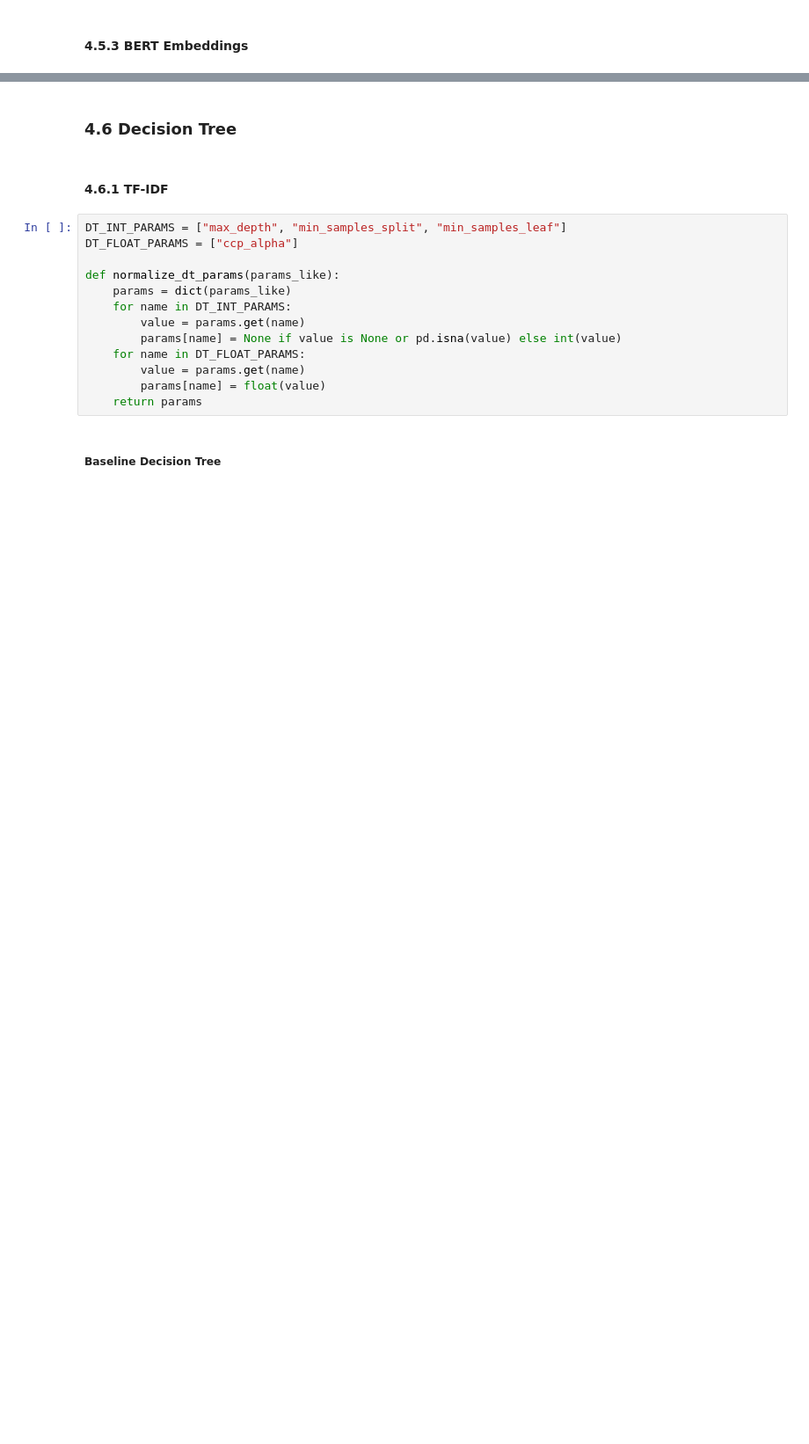
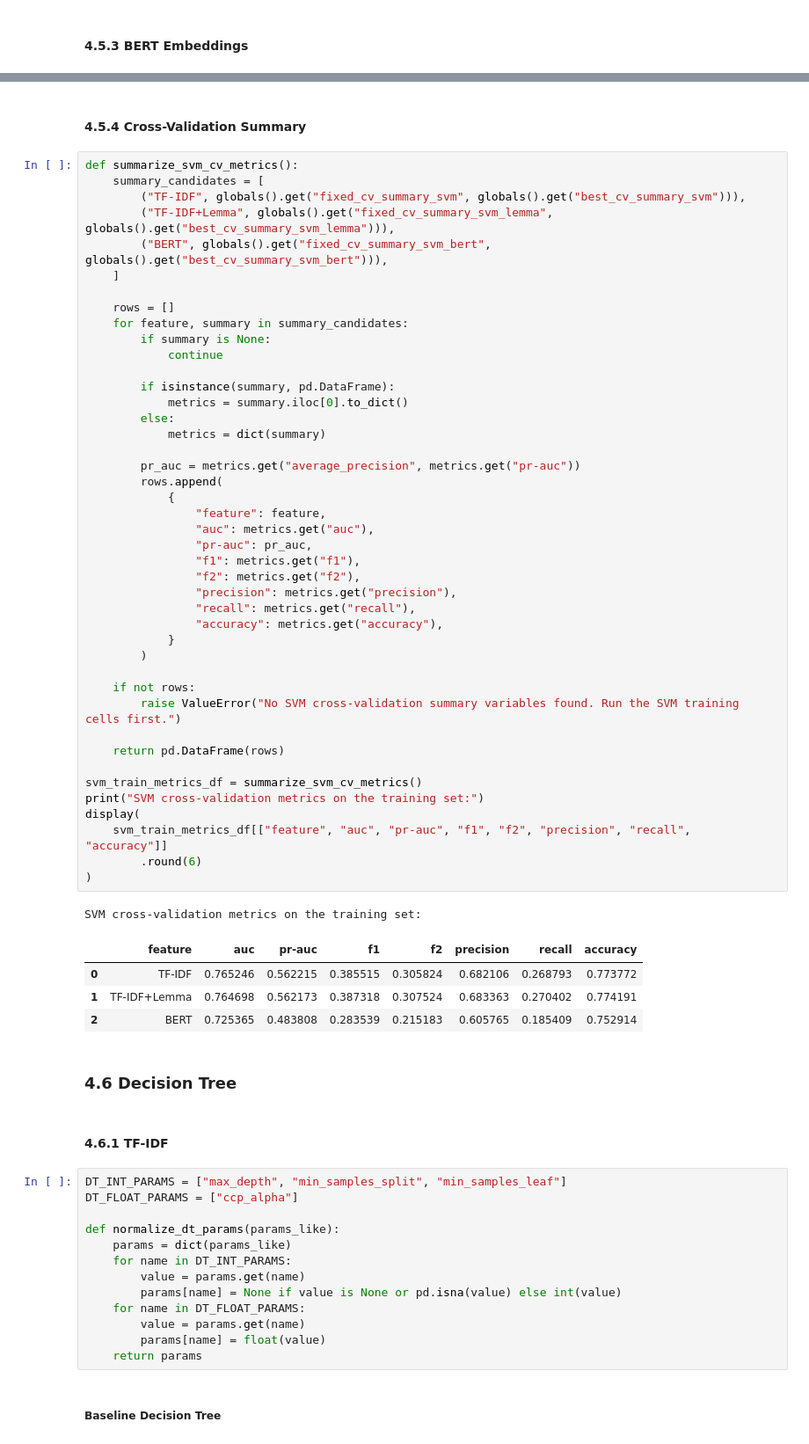
Before and after one commit to lzrcode-816/3244-Group-17-IMDB-Spoiler-Detection, a Jupyter notebook: Group17_ProjectDeSpoiler_Model.ipynb, the cells around one changed output, grey strips where cells are left out. Shown at 88% size. Saved outputs shown, nothing was run; the diff lists cells and outputs as text; blank space fills up the shorter version.

```diff
--- a/Group17_ProjectDeSpoiler_Model.ipynb
+++ b/Group17_ProjectDeSpoiler_Model.ipynb
@@ -1037,3 +1088,54 @@ Average fold metrics for fixed C:
+# %% [markdown]
+#### 4.5.4 Cross-Validation Summary
+# %%
+def summarize_svm_cv_metrics():
+    summary_candidates = [
+        ("TF-IDF", globals().get("fixed_cv_summary_svm", globals().get("best_cv_summary_svm"))),
+        ("TF-IDF+Lemma", globals().get("fixed_cv_summary_svm_lemma", globals().get("best_cv_summary_svm_lemma"))),
+        ("BERT", globals().get("fixed_cv_summary_svm_bert", globals().get("best_cv_summary_svm_bert"))),
+    ]
+
+    rows = []
+    for feature, summary in summary_candidates:
+        if summary is None:
+            continue
+
+        if isinstance(summary, pd.DataFrame):
+            metrics = summary.iloc[0].to_dict()
+        else:
+            metrics = dict(summary)
+
+        pr_auc = metrics.get("average_precision", metrics.get("pr-auc"))
+        rows.append(
+            {
+                "feature": feature,
+                "auc": metrics.get("auc"),
+                "pr-auc": pr_auc,
+                "f1": metrics.get("f1"),
+                "f2": metrics.get("f2"),
+                "precision": metrics.get("precision"),
+                "recall": metrics.get("recall"),
+                "accuracy": metrics.get("accuracy"),
+            }
+        )
+
+    if not rows:
+        raise ValueError("No SVM cross-validation summary variables found. Run the SVM training cells first.")
+
+    return pd.DataFrame(rows)
+
+svm_train_metrics_df = summarize_svm_cv_metrics()
+print("SVM cross-validation metrics on the training set:")
+display(
+    svm_train_metrics_df[["feature", "auc", "pr-auc", "f1", "f2", "precision", "recall", "accuracy"]]
+        .round(6)
+)
+# %% [output]
+SVM cross-validation metrics on the training set:
+|  | feature | auc | pr-auc | f1 | f2 | precision | recall | accuracy |
+| 0 | TF-IDF | 0.765246 | 0.562215 | 0.385515 | 0.305824 | 0.682106 | 0.268793 | 0.773772 |
+| 1 | TF-IDF+Lemma | 0.764698 | 0.562173 | 0.387318 | 0.307524 | 0.683363 | 0.270402 | 0.774191 |
+| 2 | BERT | 0.725365 | 0.483808 | 0.283539 | 0.215183 | 0.605765 | 0.185409 | 0.752914 |
 # %% [markdown]
 ### 4.6 Decision Tree
 # %% [markdown]
```
Also changed, not shown: parts of 23 cells of this notebook.
